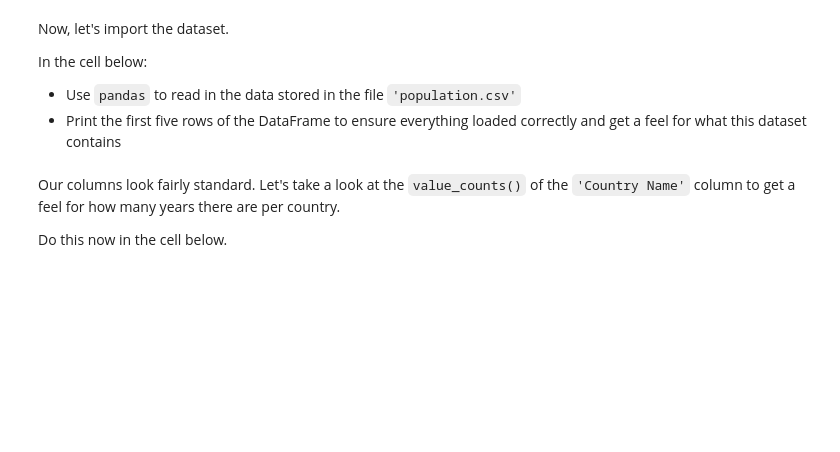
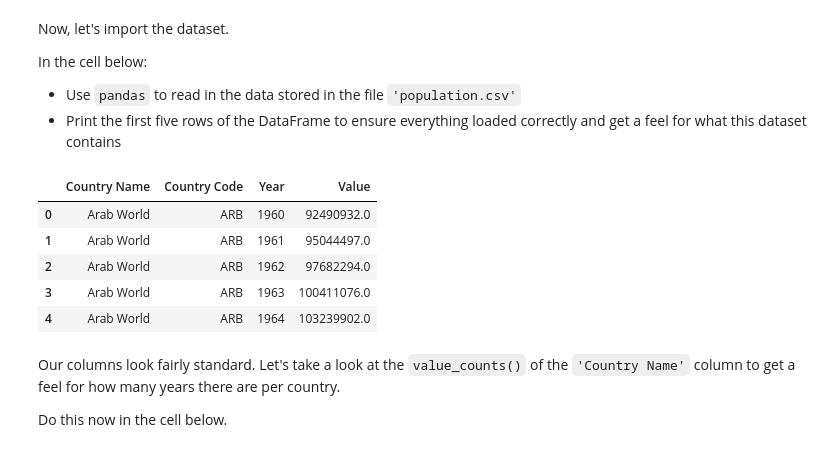
Before and after one commit to learn-co-curriculum/dsc-subplots-and-enumeration-lab, a Jupyter notebook: index.ipynb, the cells around one changed output. Saved outputs shown, nothing was run; the diff lists cells and outputs as text; code cells hidden in the pictures; blank space fills up the shorter version.

```diff
--- a/index.ipynb
+++ b/index.ipynb
@@ -29,6 +33,18 @@ In the cell below:
 
 * Use `pandas` to read in the data stored in the file `'population.csv'`
 * Print the first five rows of the DataFrame to ensure everything loaded correctly and get a feel for what this dataset contains
+# %%
+# Import the file
+df = pd.read_csv('population.csv')
+# Print the first five rows
+df.head()
+# %% [output]
+|  | Country Name | Country Code | Year | Value |
+| 0 | Arab World | ARB | 1960 | 92490932.0 |
+| 1 | Arab World | ARB | 1961 | 95044497.0 |
+| 2 | Arab World | ARB | 1962 | 97682294.0 |
+| 3 | Arab World | ARB | 1963 | 100411076.0 |
+| 4 | Arab World | ARB | 1964 | 103239902.0 |
 # %% [markdown]
 Our columns look fairly standard. Let's take a look at the `value_counts()` of the `'Country Name'` column to get a feel for how many years there are per country.
 
```
Also changed, not shown: parts of 8 cells of this notebook, 6 other files.
